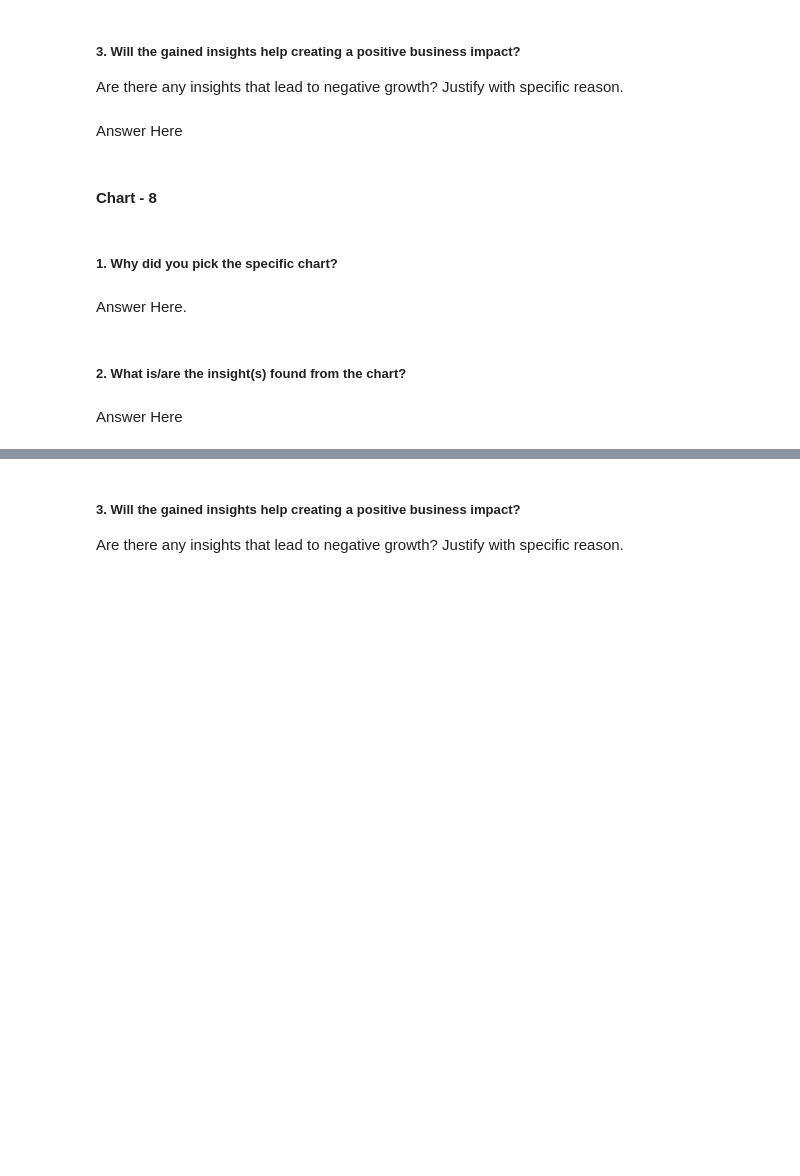
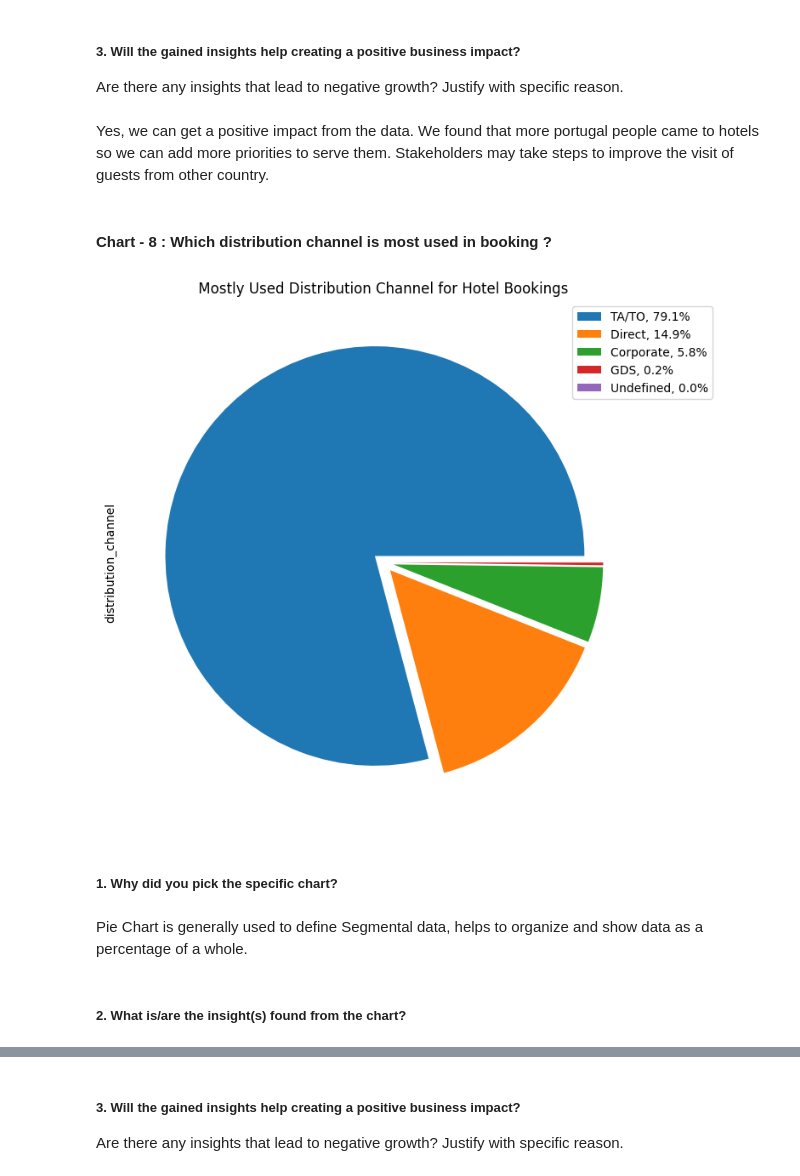
Before and after one commit to Rooban-Jeyasundar/EDA-Project, a Jupyter notebook: EDA_Submission_of_Hotel_Booking_Analysis.ipynb, the cells around one changed output, grey strips where cells are left out. Saved outputs shown, nothing was run; the diff lists cells and outputs as text; code cells hidden in the pictures; blank space fills up the shorter version.

```diff
--- a/EDA_Submission_of_Hotel_Booking_Analysis.ipynb
+++ b/EDA_Submission_of_Hotel_Booking_Analysis.ipynb
@@ -690,7 +704,3 @@ Answer Here
 # %% [markdown]
 ##### 3. Will the gained insights help creating a positive business impact?
 Are there any insights that lead to negative growth? Justify with specific reason.
-# %% [markdown]
-Answer Here
-# %% [markdown]
-#### Chart - 8
@@ -699,8 +707,36 @@ Answer Here
+# %% [markdown]
+Yes, we can get a positive impact from the data. We found that more portugal people came to hotels so we can add more priorities to serve them.
+Stakeholders may take steps to improve the visit of guests from other country.
+# %% [markdown]
+#### Chart - 8 : Which distribution channel is most used in booking ?
+# %%
+# Chart - 8 visualization code
+
+#Creating labels
+labels=hba_df1['distribution_channel'].value_counts().index.tolist()
+
+# creating new df of distribution channel
+distribution_channel_df=hba_df1['distribution_channel'].value_counts().reset_index().rename(columns={'index':"distribution_channel",'distribution_channel':'count'})
+
+#adding percentage columns to the distribution_channel_df
+distribution_channel_df['percentage']=round(distribution_channel_df['count']*100/hba_df1.shape[0],1)
+
+#Creating list of percentage
+sizes=distribution_channel_df['percentage'].values.tolist()
+
+#plotting the piw chart
+hba_df1['distribution_channel'].value_counts().plot.pie(explode=[0.05, 0.05,0.05,0.05,0.05], shadow=False, figsize=(15,8),fontsize=10,labels=None)
+
+# setting legends with the percentage values
+labels = [f'{l}, {s}%' for l, s in zip(labels, sizes)]
+plt.legend(bbox_to_anchor=(0.85, 1), loc='upper left', labels=labels)
+plt.title(' Mostly Used Distribution Channel for Hotel Bookings ')
+plt.show()
+# %% [output]
+[figure, added]
 # %% [markdown]
 ##### 1. Why did you pick the specific chart?
-# %% [markdown]
-Answer Here.
+# %% [markdown]
+Pie Chart is generally used to define Segmental data,  helps to organize and show data as a percentage of a whole.
 # %% [markdown]
 ##### 2. What is/are the insight(s) found from the chart?
-# %% [markdown]
-Answer Here
```
Also changed, not shown: parts of 29 cells of this notebook.
